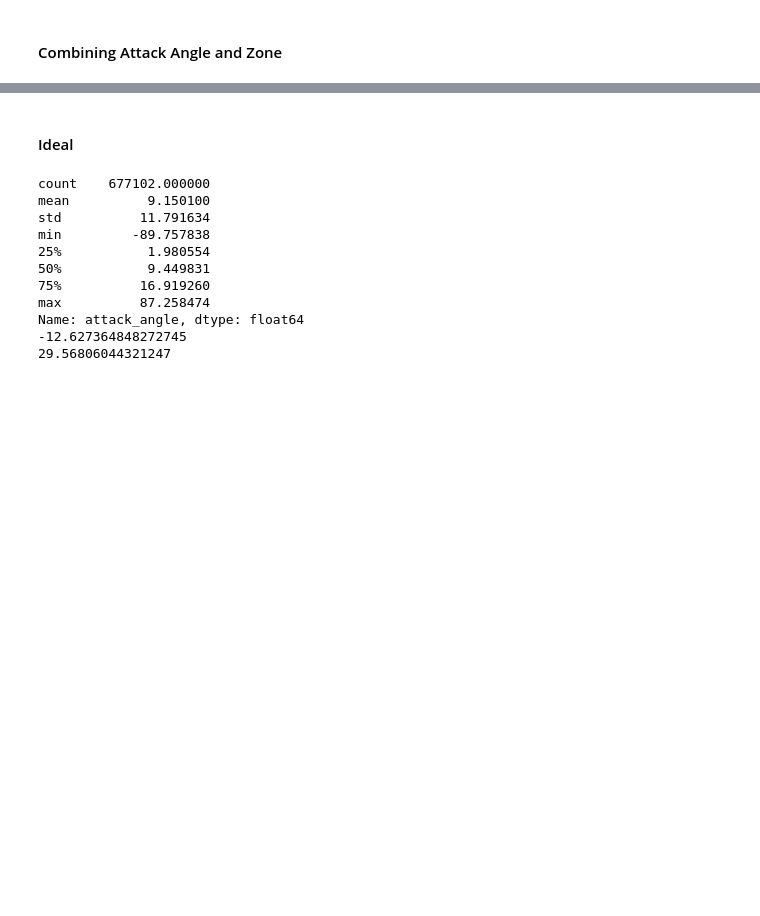
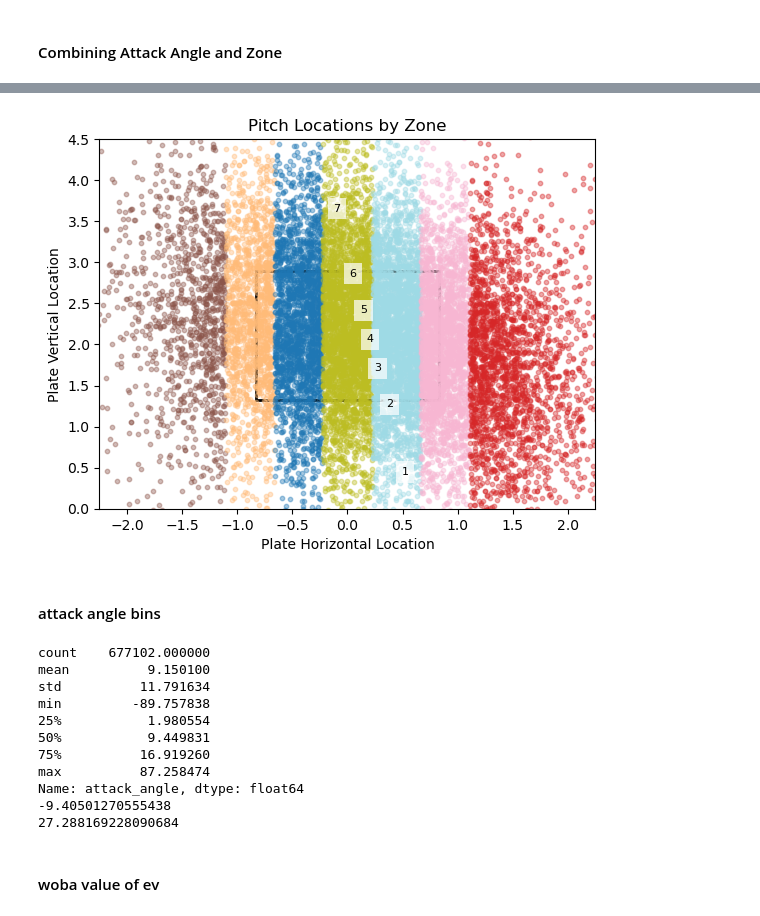
Before and after one commit to daltonlowery26/woba-modeling, a Jupyter notebook: data/attack_zone.ipynb, the cells around one changed output, grey strips where cells are left out. Drawn from its saved outputs; the diff is of its cells as text; code cells hidden in the pictures; blank space fills up the shorter version.

```diff
--- a/data/attack_zone.ipynb
+++ b/data/attack_zone.ipynb
@@ -12,9 +118,59 @@ df = pd.read_csv('pitch/pitch_cleaned.csv').drop(columns=['Unnamed: 0'])
+# %%
+strike_zone_left = -0.833  # -10 inches in feet
+strike_zone_right = 0.833  # +10 inches in feet
+strike_zone_top = 2.9
+strike_zone_bottom = 1.32
+
+# Plot the strike zone as a rectangle
+plt.gca().add_patch(
+    plt.Rectangle(
+        (strike_zone_left, strike_zone_bottom),
+        strike_zone_right - strike_zone_left,
+        strike_zone_top - strike_zone_bottom,
+        fill=False, edgecolor='black', linewidth=2, linestyle='-', label='Strike Zone'
+    )
+)
+
+
+df_judge = df[df['batter'] == 'jose altuve']
+
+unique_zones = sorted(df_judge['nzone'].unique())
+cmap = plt.get_cmap('tab20', len(unique_zones))
+
+shuffled_indices = list(range(len(unique_zones)))
+random.seed(987657)
+random.shuffle(shuffled_indices)
+zone_colors = {zone: cmap(shuffled_indices[i]) for i, zone in enumerate(unique_zones)}
+
+for zone in unique_zones:
+    subset = df_judge[df_judge['vzone'] == zone]
+    plt.scatter(
+        subset['plate_horz'], subset['plate_vert'],
+        color=zone_colors[zone], label=f'Zone {zone}',
+        alpha=0.4, s=10
+    )
+
+plt.xlabel('Plate Horizontal Location')
+plt.ylabel('Plate Vertical Location')
+plt.ylim(0, 4.5)
+plt.xlim(-2.25, 2.25)
+for zone in unique_zones:
+    subset = df_judge[df_judge['nzone'] == zone]
+    if len(subset) > 0:
+        avg_x = subset['plate_horz'].mean()
+        avg_y = subset['plate_vert'].mean()
+        plt.text(avg_x, avg_y, str(zone), fontsize=8, ha='center', va='center',
+                bbox=dict(facecolor='white', alpha=0.7, edgecolor='none'))
+plt.title('Pitch Locations by Zone')
+plt.show()
+# %% [output]
+[figure, added]
 # %% [markdown]
-#### Ideal
+#### attack angle bins
 # %%
 print(df['attack_angle'].describe())
-print(df['attack_angle'].quantile(0.03))
-print(df['attack_angle'].quantile(0.97))
+print(df['attack_angle'].quantile(0.05))
+print(df['attack_angle'].quantile(0.95))
 # %% [output]
 count    677102.000000
 mean          9.150100
@@ -25,6 +181,6 @@ min         -89.757838
 75%          16.919260
 max          87.258474
 Name: attack_angle, dtype: float64
--12.627364848272745
-29.56806044321247
+-9.40501270555438
+27.288169228090684
 # %%
@@ -31,0 +213,2 @@ bin_edges = [-np.inf] + list(np.arange(-14, 29.5, 1.5)) + [np.inf]
+# %% [markdown]
+#### woba value of ev
```
Also changed, not shown: parts of 19 cells of this notebook, 8 other files.
